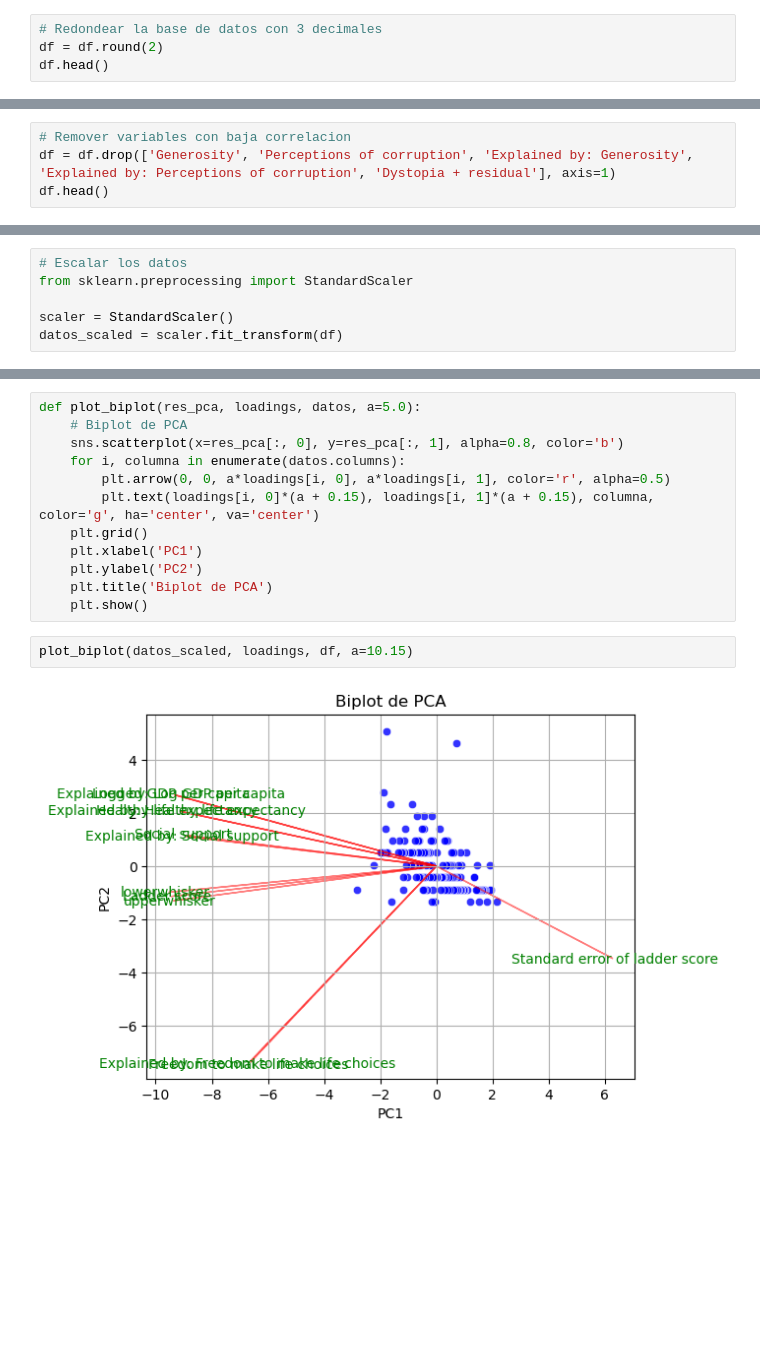
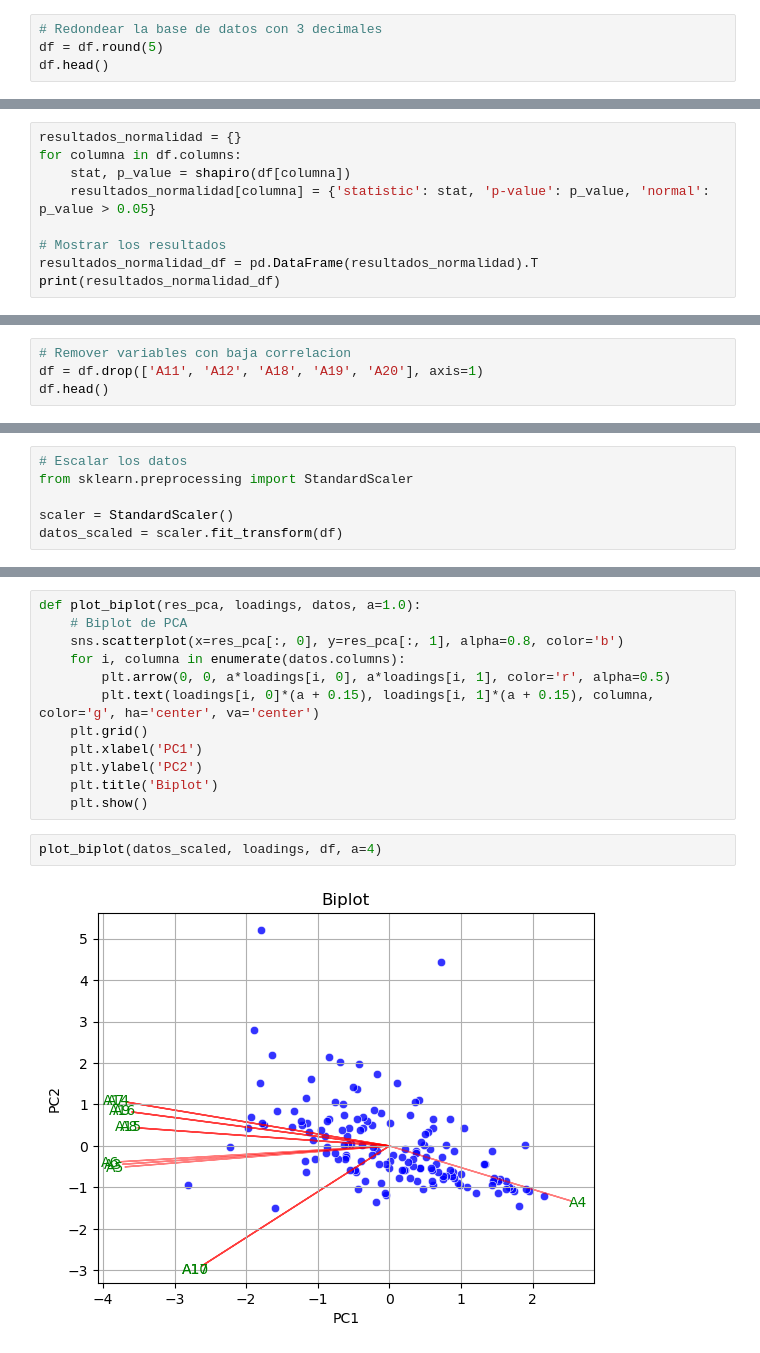
Before and after one commit to kevindmzapata/multivariate-statistics-course, a Jupyter notebook: TAREA_1/script.ipynb, the cells around one changed output, grey strips where cells are left out. Cells and saved outputs as stored; diff of their text form; blank space fills up the shorter version.

```diff
--- a/TAREA_1/script.ipynb
+++ b/TAREA_1/script.ipynb
@@ -71,5 +118,5 @@ df.head()
 # %%
 # Redondear la base de datos con 3 decimales
-df = df.round(2)
+df = df.round(5)
 df.head()
 # %% [output]
@@ -112,0 +162,9 @@ plt.show()
+# %%
+resultados_normalidad = {}
+for columna in df.columns:
+    stat, p_value = shapiro(df[columna])
+    resultados_normalidad[columna] = {'statistic': stat, 'p-value': p_value, 'normal': p_value > 0.05}
+
+# Mostrar los resultados
+resultados_normalidad_df = pd.DataFrame(resultados_normalidad).T
+print(resultados_normalidad_df)
@@ -144,5 +227,5 @@ plt.show()
 # %%
 # Remover variables con baja correlacion
-df = df.drop(['Generosity', 'Perceptions of corruption', 'Explained by: Generosity', 'Explained by: Perceptions of corruption', 'Dystopia + residual'], axis=1)
+df = df.drop(['A11', 'A12', 'A18', 'A19', 'A20'], axis=1)
 df.head()
 # %% [output]
@@ -271,5 +372,5 @@ loadings_table.abs()
 # %%
-def plot_biplot(res_pca, loadings, datos, a=5.0):
+def plot_biplot(res_pca, loadings, datos, a=1.0):
     # Biplot de PCA
     sns.scatterplot(x=res_pca[:, 0], y=res_pca[:, 1], alpha=0.8, color='b')
     for i, columna in enumerate(datos.columns):
@@ -278,9 +379,9 @@ def plot_biplot(res_pca, loadings, datos, a=5.0):
     plt.grid()
     plt.xlabel('PC1')
     plt.ylabel('PC2')
-    plt.title('Biplot de PCA')
+    plt.title('Biplot')
     plt.show()
 # %%
-plot_biplot(datos_scaled, loadings, df, a=10.15)
+plot_biplot(datos_scaled, loadings, df, a=4)
 # %% [output]
-[figure, old version]
+[figure, new version]
```
Also changed, not shown: parts of 48 cells of this notebook.
